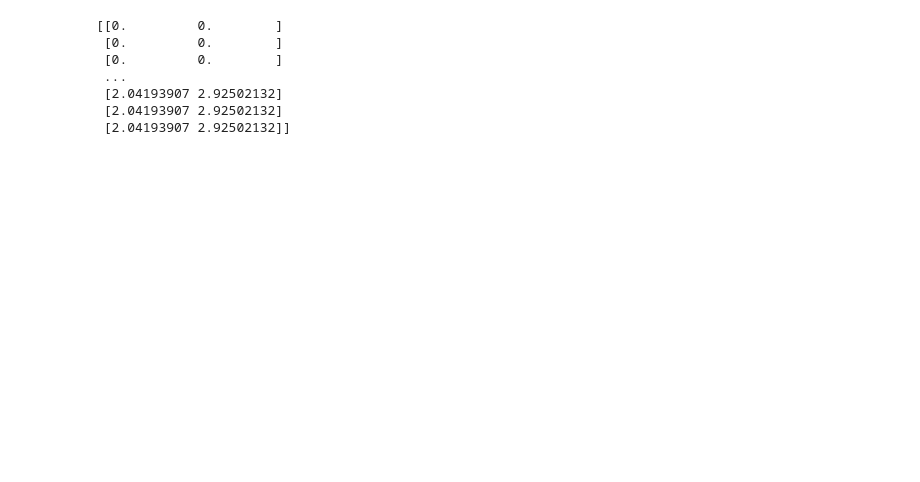
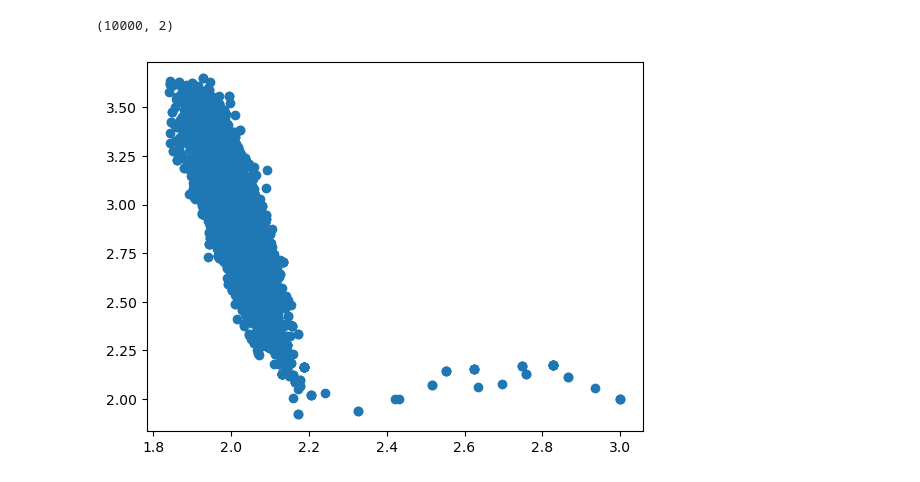
Before and after one commit to phiamorton/Metropolis-Hastings, a Jupyter notebook: line_fitting_MCMC.ipynb, the cells around one changed output. Saved outputs shown, nothing was run; the diff lists cells and outputs as text; code cells hidden in the pictures; blank space fills up the shorter version.

```diff
--- a/line_fitting_MCMC.ipynb
+++ b/line_fitting_MCMC.ipynb
@@ -87,10 +80,6 @@ WARNING:root:Too few points to create valid contours
-# %%
-print(samples)
-# %% [output]
-[[0.         0.        ]
- [0.         0.        ]
- [0.         0.        ]
- ...
- [2.04193907 2.92502132]
- [2.04193907 2.92502132]
- [2.04193907 2.92502132]]
+# %%
+plt.scatter(samples[:,0], samples[:,1])
+print(samples.shape)
+# %% [output]
+(10000, 2)
+[figure, added]
```
Also changed, not shown: parts of 7 cells of this notebook.
